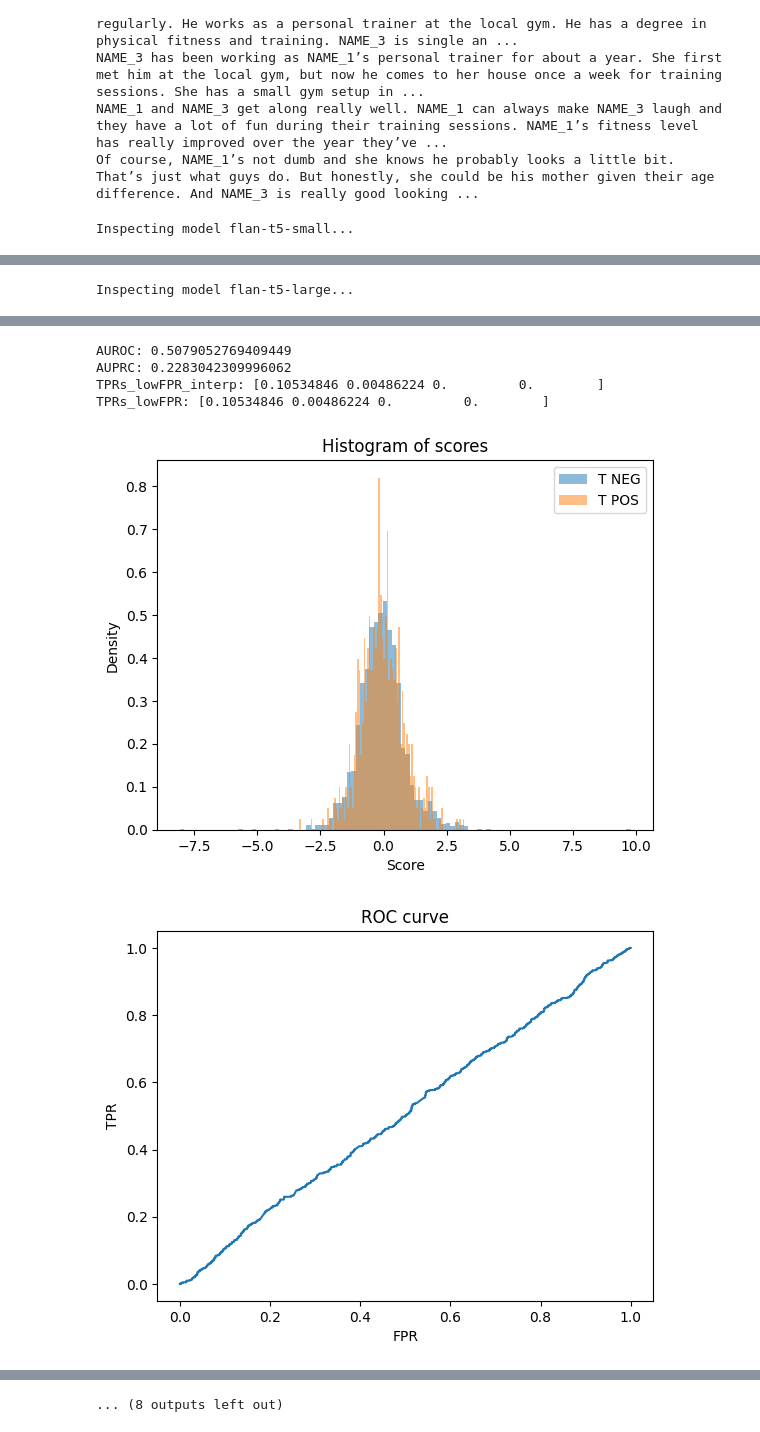
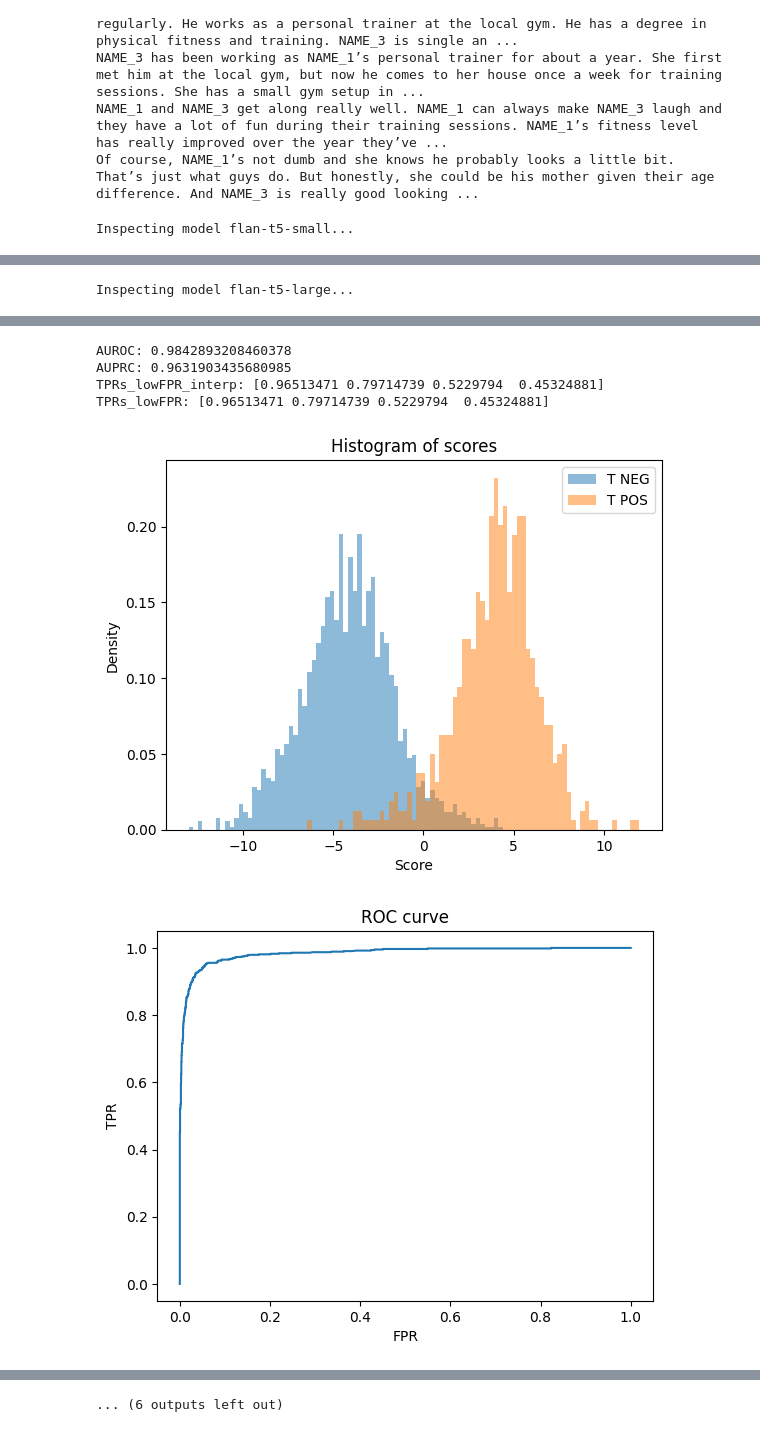
Before and after one commit to WhoTHU/detection_logits, a Jupyter notebook: visualizer.ipynb, the cells around one changed output, grey strips where cells are left out. Drawn from its saved outputs; the diff is of its cells as text; code cells hidden in the pictures.

Commit message:
Seems working with hand labeled lmsys-chat

```diff
--- a/visualizer.ipynb
+++ b/visualizer.ipynb
@@ -69,8 +69,11 @@ def inspect_output_at(data_dir):
     # Print TPRs_lowFPR
     print('TPRs_lowFPR:', metrics['TPRs_lowFPR'])
 
-    plt.hist(scores_split['r1'], bins=100, alpha=0.5, label='T NEG', density=True)
-    plt.hist(scores_split['r2'], bins=100, alpha=0.5, label='T POS', density=True)
+    min_score = min(scores_split['r1'].min(), scores_split['r2'].min())
+    max_score = max(scores_split['r1'].max(), scores_split['r2'].max())
+    bins = np.linspace(min_score, max_score, 100)
+    plt.hist(scores_split['r1'], bins=bins, alpha=0.5, label='T NEG', density=True)
+    plt.hist(scores_split['r2'], bins=bins, alpha=0.5, label='T POS', density=True)
     plt.xlabel('Score')
     plt.ylabel('Density')
     plt.title('Histogram of scores')
@@ -431,8 +434,8 @@ NAME_3 has been working as NAME_1’s personal trainer for about a year. She fir
 NAME_1 and NAME_3 get along really well. NAME_1 can always make NAME_3 laugh and they have a lot of fun during their training sessions. NAME_1’s fitness level has really improved over the year they’ve ...
 Of course, NAME_1’s not dumb and she knows he probably looks a little bit. That’s just what guys do. But honestly, she could be his mother given their age difference. And NAME_3 is really good looking ...
 # %%
-for model in ['flan-t5-small', 'flan-t5-large', 'flan-t5-xl', 'llama-2']:
+for model in ['flan-t5-small', 'flan-t5-large', 'llama-2-7b']:
     print(f'Inspecting model {model}...\n')
-    inspect_output_at(f'cache/lmsys-chat-1m-handlabeled-split/{model}/E384_B32_LR5.0e-04_L1R1.0e-03_TRN10841_TEST2720')
+    inspect_output_at(f'cache/lmsys-chat-1m-handlabeled-split/{model}/E384_B32_LR5.0e-04_L1R1.0e-03_TRN10839_TEST2722')
 # %% [output]
 Inspecting model flan-t5-small...
@@ -449,6 +452,6 @@ Inspecting model flan-t5-large...
-AUROC: 0.5079052769409449
-AUPRC: 0.2283042309996062
-TPRs_lowFPR_interp: [0.10534846 0.00486224 0.         0.        ]
-TPRs_lowFPR: [0.10534846 0.00486224 0.         0.        ]
+AUROC: 0.9842893208460378
+AUPRC: 0.9631903435680985
+TPRs_lowFPR_interp: [0.96513471 0.79714739 0.5229794  0.45324881]
+TPRs_lowFPR: [0.96513471 0.79714739 0.5229794  0.45324881]
-[figure, old version]
+[figure, new version]
-[figure, old version]
+[figure, new version]
@@ -456 +459 @@ TPRs_lowFPR: [0.10534846 0.00486224 0.         0.        ]
-... (8 outputs left out)
+... (6 outputs left out)
```
Also changed, not shown: parts of 1 cell of this notebook, 4 other files.
